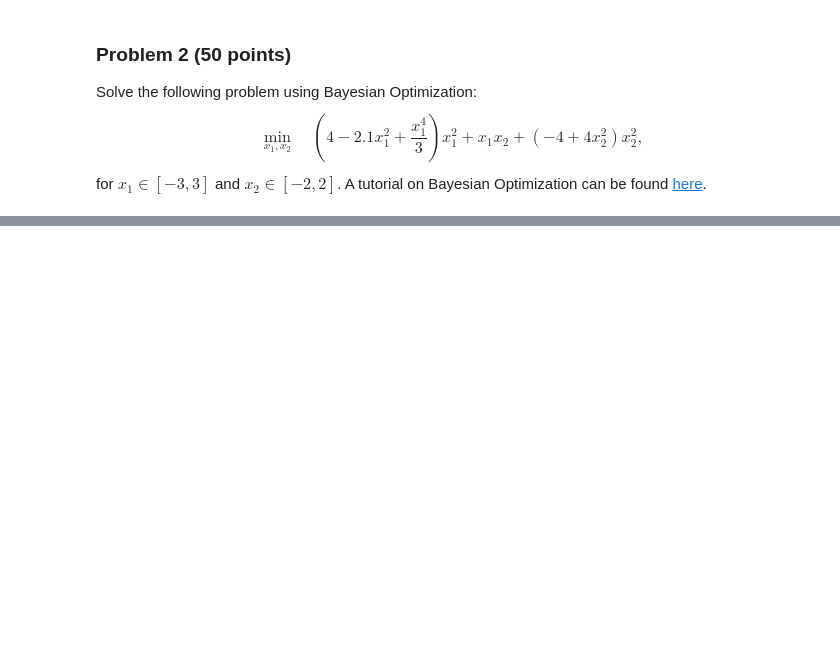
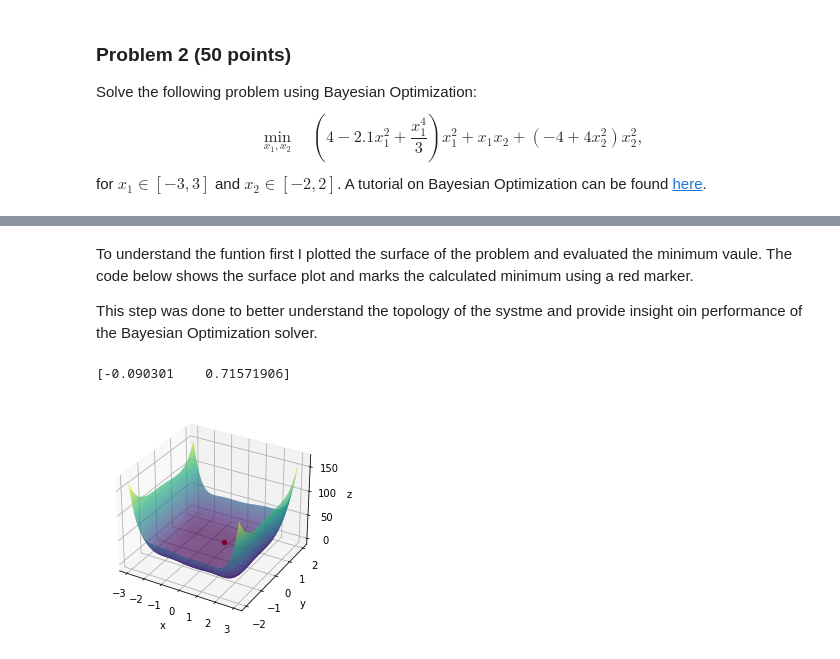
Before and after one commit to Cwhitney32/DesignOptimization, a Jupyter notebook: Homework 3.ipynb, the cells around one changed output, grey strips where cells are left out. Drawn from its saved outputs; the diff is of its cells as text; code cells hidden in the pictures; blank space fills up the shorter version.

```diff
--- a/Homework 3.ipynb
+++ b/Homework 3.ipynb
@@ -138,0 +141,41 @@ SyntaxError: invalid syntax (Temp/ipykernel_28488/3315217098.py, line 5)
+# %% [markdown]
+To understand the funtion first I plotted the surface of the problem and evaluated the minimum vaule. The code below shows the surface plot and marks the calculated minimum using a red marker.
+
+This step was done to better understand the topology of the systme and provide insight oin performance of the Bayesian Optimization solver.
+# %%
+import numpy as np
+import sklearn
+import sklearn.gaussian_process as gp
+import matplotlib.pyplot as plt
+from gp import*
+from plotters import*
+from matplotlib import rc
+
+def sample_loss(x):
+    return (4-2.1*x[0]**2+((x[0]**4)/3))*x[0]**2+x[0]*x[1]+(-4+4*x[1]**2)*x[1]**2
+
+x = np.linspace(-3, 3, 300)
+y = np.linspace(-2, 2, 300)
+
+# We need the cartesian combination of these two vectors
+param_grid = np.array([(x_, y_) for x_ in x for y_ in y])
+
+real_loss = [sample_loss(z) for z in param_grid]
+z=np.array(real_loss)# The maximum is at:
+mini=param_grid[np.array(real_loss).argmin(), :]
+
+
+X, Y = np.meshgrid(x, y)
+Z = sample_loss([X,Y])
+fig = plt.figure()
+ax = plt.axes(projection='3d')
+ax.plot_surface(X, Y, Z, rstride=1, cstride=1, cmap='viridis', edgecolor='none')
+ax.scatter(mini[0],mini[1],sample_loss(x=[mini[0],mini[1]]),marker = 'o',color='r')
+ax.set_xlabel('x')
+ax.set_ylabel('y')
+ax.set_zlabel('z')
+
+print(mini)
+# %% [output]
+[-0.090301    0.71571906]
+[figure, added]
```
Also changed, not shown: parts of 6 cells of this notebook.
